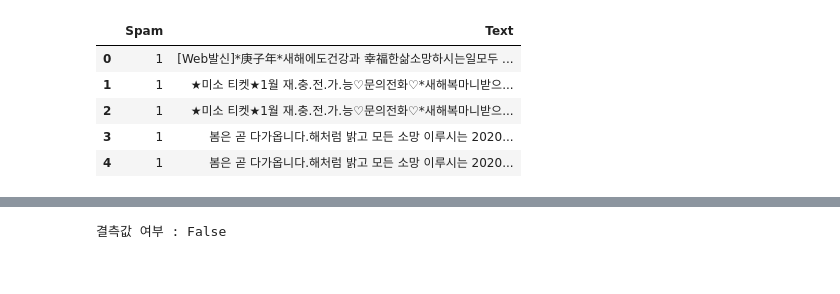
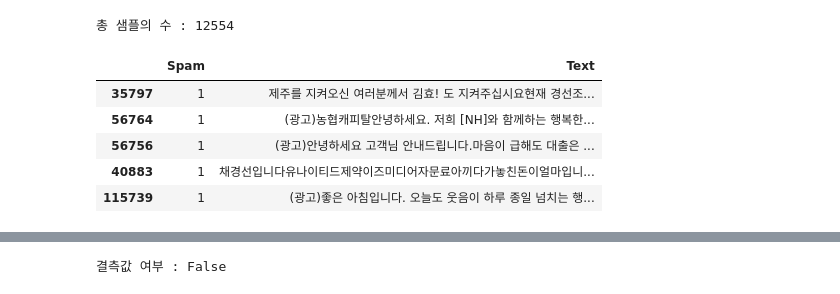
Before and after one commit to RomuRaymu/Spam_mail_Filtering, a Jupyter notebook: Spam_Filtering.ipynb, the cells around one changed output, grey strips where cells are left out. Cells and saved outputs as stored; diff of their text form; code cells hidden in the pictures.

```diff
--- a/Spam_Filtering.ipynb
+++ b/Spam_Filtering.ipynb
@@ -24,18 +76,25 @@ data[:5]
 # %%
 del data['2020']
 del data['01']
 del data['01.1']
 del data['090100']
 del data['***********']
 del data['***********.1'] # Text 제외 모든 값 제거
 data.columns = ['Text'] # Text 의 Title 추가
 data.insert(0, 'Spam', 'spam') # Spam 구분값 추가
 data['Spam'] = data['Spam'].replace(['spam'],[1]) # Spam 을 숫자 1 로 교체
+
+# Text 열에서 중복인 내용이 있다면 중복 제거
+data.drop_duplicates(subset=['Text'], inplace=True)
+print('총 샘플의 수 :', len(data))
+
+data = data.sample(n=6279)
 data[:5]
 # %% [output]
+총 샘플의 수 : 12554
 |  | Spam | Text |
-| 0 | 1 | [Web발신]*庚子年*새해에도건강과 幸福한삶소망하시는일모두 ... |
-| 1 | 1 | ★미소 티켓★1월 재.충.전.가.능♡문의전화♡*새해복마니받으... |
-| 2 | 1 | ★미소 티켓★1월 재.충.전.가.능♡문의전화♡*새해복마니받으... |
-| 3 | 1 | 봄은 곧 다가옵니다.해처럼 밝고 모든 소망 이루시는 2020... |
-| 4 | 1 | 봄은 곧 다가옵니다.해처럼 밝고 모든 소망 이루시는 2020... |
+| 35797 | 1 | 제주를 지켜오신 여러분께서 김효! 도 지켜주십시요현재 경선조... |
+| 56764 | 1 | (광고)농협캐피탈안녕하세요. 저희 [NH]와 함께하는 행복한... |
+| 56756 | 1 | (광고)안녕하세요 고객님 안내드립니다.마음이 급해도 대출은 ... |
+| 40883 | 1 | 채경선입니다유나이티드제약이즈미디어자문료아끼다가놓친돈이얼마입니... |
+| 115739 | 1 | (광고)좋은 아침입니다. 오늘도 웃음이 하루 종일 넘치는 행... |
```
Also changed, not shown: parts of 27 cells of this notebook.
